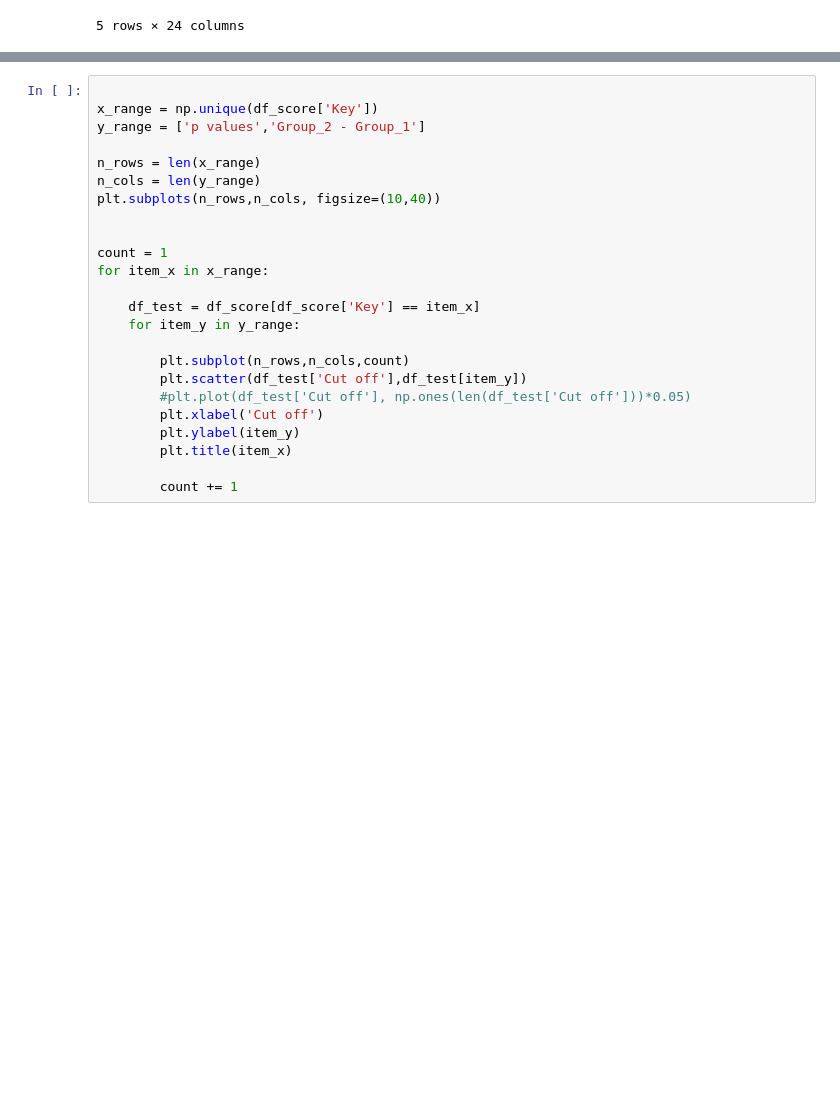
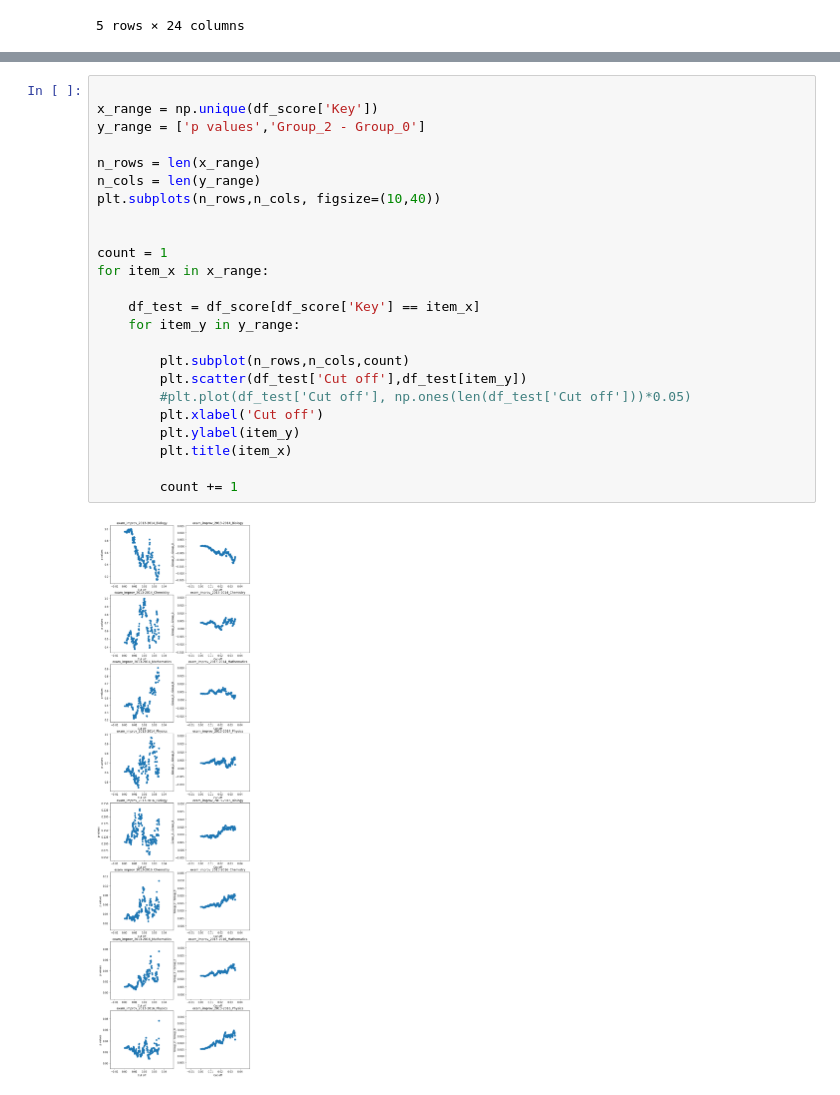
Before and after one commit to KeepFloyding/IP-research, a Jupyter notebook: additional_analysis/Testing new indicators.ipynb, the cells around one changed output, grey strips where cells are left out. Saved outputs shown, nothing was run; the diff lists cells and outputs as text; blank space fills up the shorter version.

```diff
--- a/additional_analysis/Testing new indicators.ipynb
+++ b/additional_analysis/Testing new indicators.ipynb
@@ -245,24 +277,26 @@ df_score.head(5)
 # %%
 
 x_range = np.unique(df_score['Key'])
-y_range = ['p values','Group_2 - Group_1']
+y_range = ['p values','Group_2 - Group_0']
 
 n_rows = len(x_range)
 n_cols = len(y_range)
 plt.subplots(n_rows,n_cols, figsize=(10,40))
 
 
 count = 1
 for item_x in x_range:
 
     df_test = df_score[df_score['Key'] == item_x]
     for item_y in y_range:
 
         plt.subplot(n_rows,n_cols,count)
         plt.scatter(df_test['Cut off'],df_test[item_y])
         #plt.plot(df_test['Cut off'], np.ones(len(df_test['Cut off']))*0.05)
         plt.xlabel('Cut off')
         plt.ylabel(item_y)
         plt.title(item_x)
 
         count += 1
+# %% [output]
+[figure, added]
```
Also changed, not shown: parts of 9 cells of this notebook.
